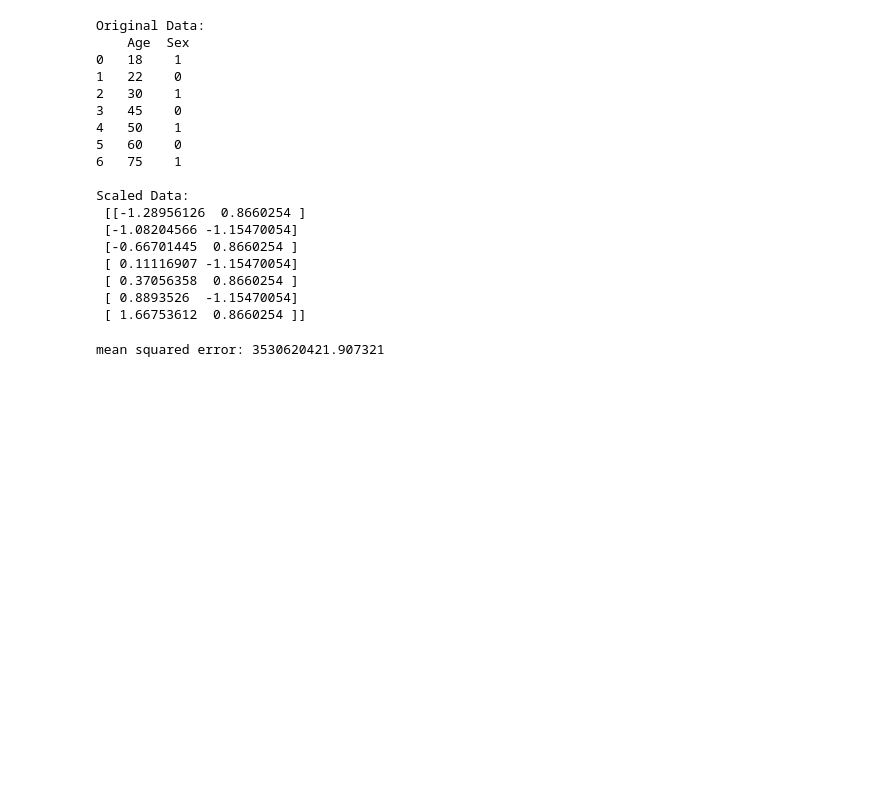
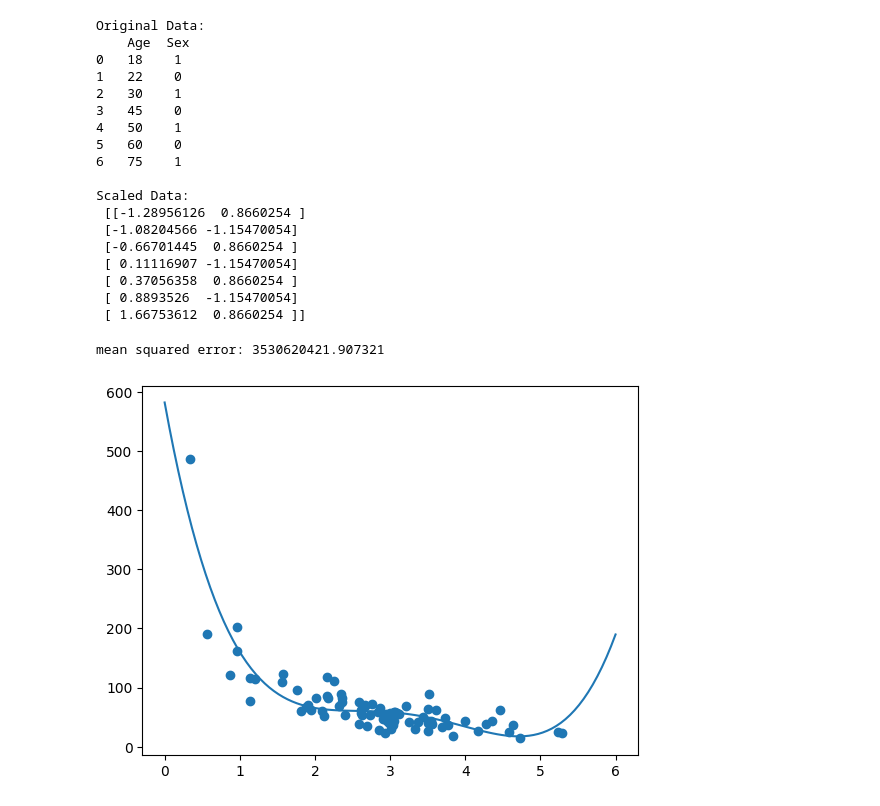
Before and after one commit to Dinnyuy/Dinnyuy-AI-Code, a Jupyter notebook: ML-Fundamentals/ML-Classes.ipynb, the cells around one changed output. Saved outputs shown, nothing was run; the diff lists cells and outputs as text; code cells hidden in the pictures; blank space fills up the shorter version.

Commit message:
Classified the dataset into training and test data

```diff
--- a/ML-Fundamentals/ML-Classes.ipynb
+++ b/ML-Fundamentals/ML-Classes.ipynb
@@ -322,3 +322,27 @@ mse = mean_squared_error(y_test,y_pred)
 print(f'mean squared error: {mse}')
 # %% [output]
 mean squared error: 3530620421.907321
+# %%
+#Training or Test data
+import numpy
+import matplotlib.pyplot as plt
+
+numpy.random.seed(2)
+
+x = numpy.random.normal(3, 1, 100)
+y = numpy.random.normal(150, 40, 100)/x
+
+train_x = x[:80] #80%
+train_y = y[:80] #80 % trainind data
+
+test_x = x[:80]
+test_y = y[:80]
+
+mymodel = numpy.poly1d(numpy.polyfit(train_x,train_y, 4))#polynomial regression
+myline = numpy.linspace(0, 6, 100)
+
+plt.scatter(train_x, train_y)
+plt.plot(myline, mymodel(myline))
+plt.show()
+# %% [output]
+[figure, added]
```
